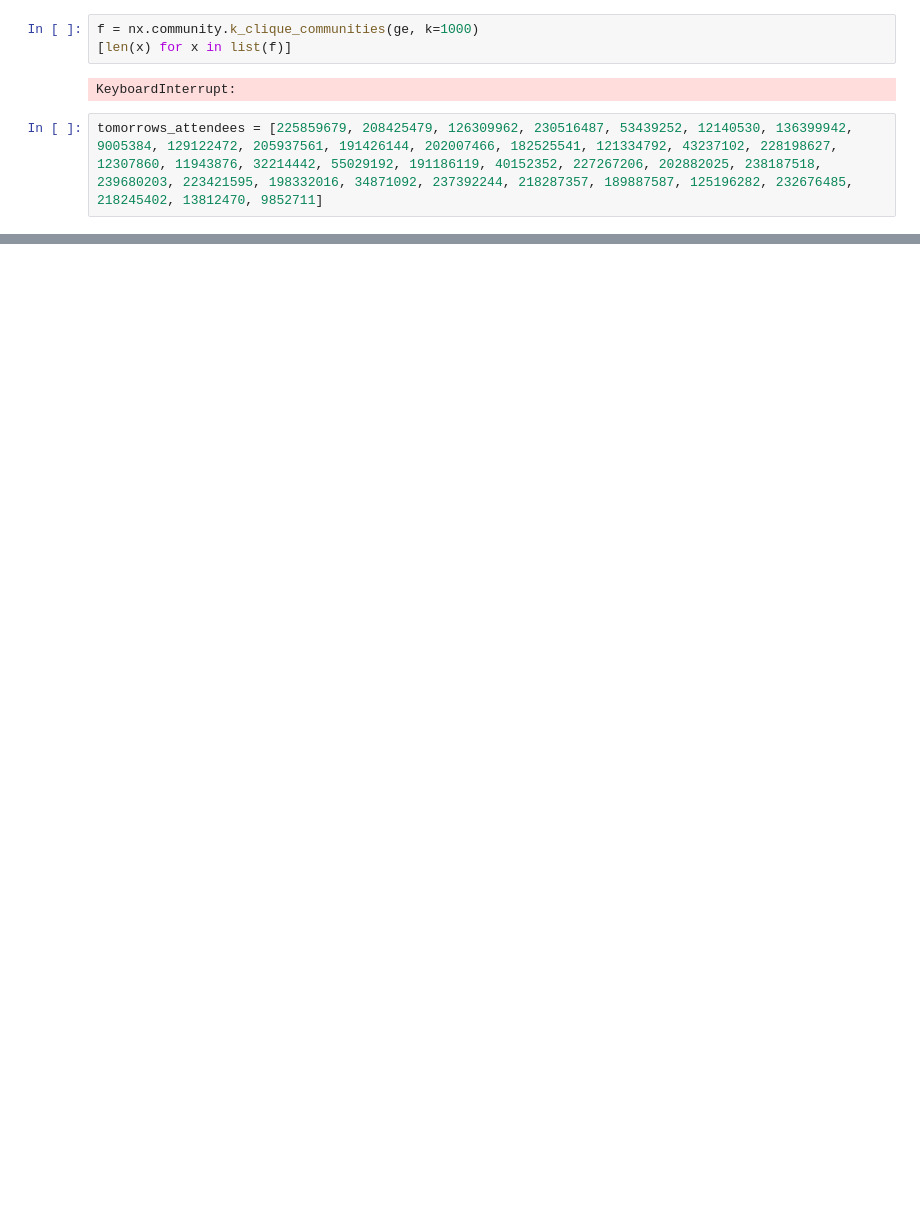
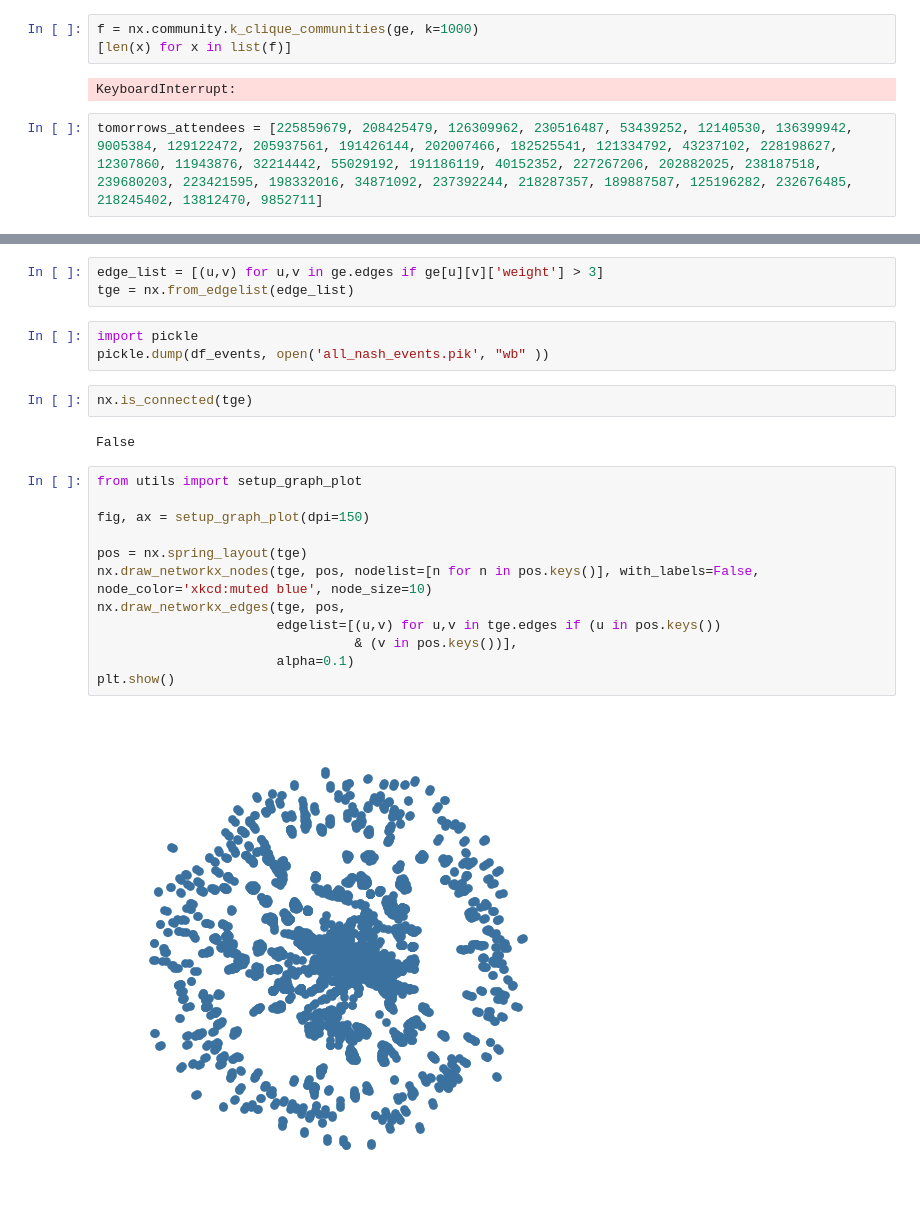
Before and after one commit to stkbailey/nashnetx, a Jupyter notebook: 4_Nashville-Relationships.ipynb, the cells around one changed output, grey strips where cells are left out. Cells and saved outputs as stored; diff of their text form; blank space fills up the shorter version.

```diff
--- a/4_Nashville-Relationships.ipynb
+++ b/4_Nashville-Relationships.ipynb
@@ -183,0 +233,24 @@ test_read = pickle.load( open( "./all_nash_members.pik", "rb" ) )
+# %%
+edge_list = [(u,v) for u,v in ge.edges if ge[u][v]['weight'] > 3]
+tge = nx.from_edgelist(edge_list)
+# %%
+import pickle
+pickle.dump(df_events, open('all_nash_events.pik', "wb" ))
+# %%
+nx.is_connected(tge)
+# %% [output]
+False
+# %%
+from utils import setup_graph_plot
+
+fig, ax = setup_graph_plot(dpi=150)
+
+pos = nx.spring_layout(tge)
+nx.draw_networkx_nodes(tge, pos, nodelist=[n for n in pos.keys()], with_labels=False, node_color='xkcd:muted blue', node_size=10)
+nx.draw_networkx_edges(tge, pos,
+                       edgelist=[(u,v) for u,v in tge.edges if (u in pos.keys())
+                                 & (v in pos.keys())],
+                       alpha=0.1)
+plt.show()
+# %% [output]
+[figure, added]
```
Also changed, not shown: parts of 8 cells of this notebook, 1 other file.
